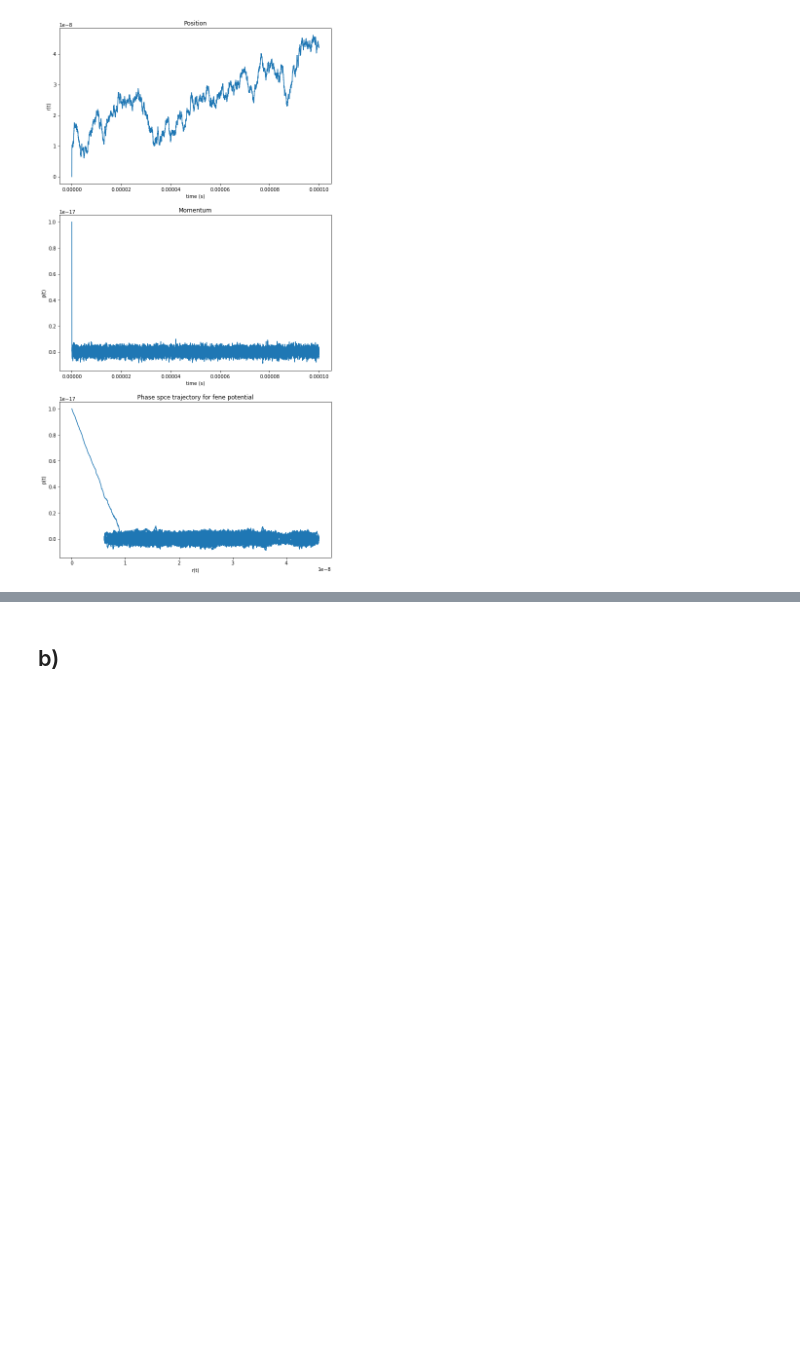
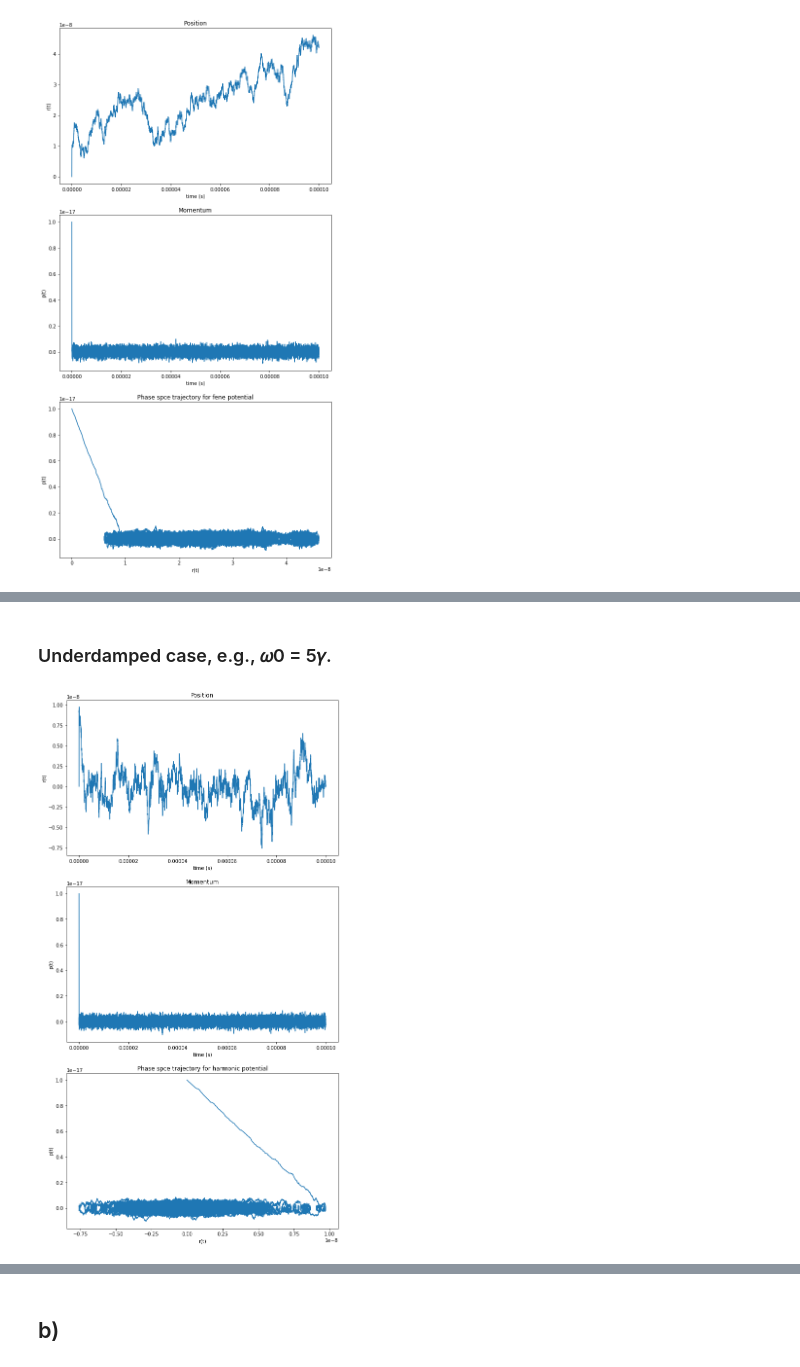
Before and after one commit to evabertalan/comp_physics, a Jupyter notebook: 3/3_Langevin equation.ipynb, the cells around one changed output, grey strips where cells are left out. Drawn from its saved outputs; the diff is of its cells as text; code cells hidden in the pictures; blank space fills up the shorter version.

```diff
--- a/3/3_Langevin equation.ipynb
+++ b/3/3_Langevin equation.ipynb
@@ -106,0 +131,21 @@ fene_langevin.plot()
+# %% [markdown]
+### Underdamped case, e.g., 𝜔0 = 5𝛾.
+# %%
+# GAMMA = 1
+GAMMA = 1/10**-8
+W0 = 5*GAMMA
+
+parameters3 = {
+    'gamma': GAMMA,
+    'm': M,
+    'v_th': V_TH,
+    'w0': W0,
+    'r0': R0,
+    'k': K
+}
+# %%
+harmonic_langevin_under = Langevin(parameters3, pot_method='harmonic')
+harmonic_under = harmonic_langevin_under.solve(t_span, dt, p_0, r_0)
+harmonic_langevin_under.plot()
+# %% [output]
+[figure, added]
```
Also changed, not shown: parts of 5 cells of this notebook.
